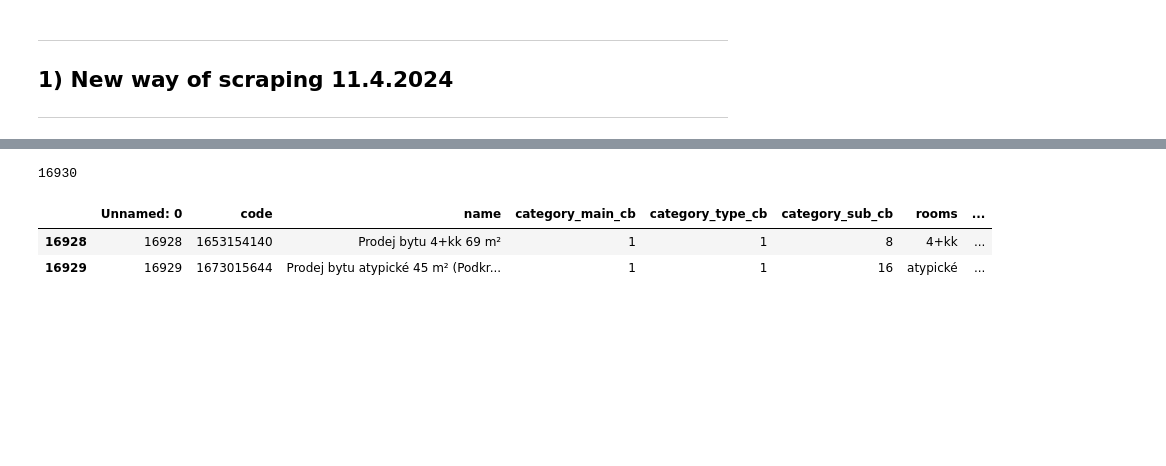
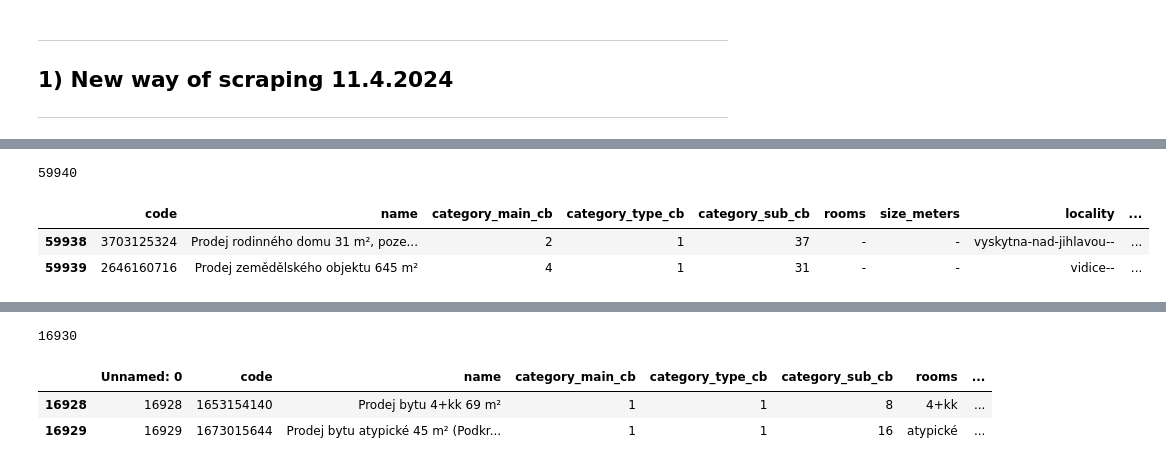
Before and after one commit to JirkaZelenka/Sreality, a Jupyter notebook: scraper.ipynb, the cells around one changed output, grey strips where cells are left out. Cells and saved outputs as stored; diff of their text form; code cells hidden in the pictures; blank space fills up the shorter version.

```diff
--- a/scraper.ipynb
+++ b/scraper.ipynb
@@ -58,8 +41,13 @@ we will scrape max 93 pages with 999 results each
 # %%
 df_data_all = pd.DataFrame(data_all)
 print(len(df_data_all))
 display(df_data_all.tail(2))
-df_data_all.to_csv("data_2024/data_all_202404DD_HHMM.csv", sep=";", encoding="utf-8")
+df_data_all.to_csv("data_2024/data_all_20240416_HHMM.csv", sep=";", encoding="utf-8")
+# %% [output]
+59940
+|  | code | name | category_main_cb | category_type_cb | category_sub_cb | rooms | size_meters | locality | ... |
+| 59938 | 3703125324 | Prodej rodinného domu 31 m², poze... | 2 | 1 | 37 | - | - | vyskytna-nad-jihlavou-- | ... |
+| 59939 | 2646160716 | Prodej zemědělského objektu 645 m² | 4 | 1 | 31 | - | - | vidice-- | ... |
 # %%
 data_prodej_byty = scraper.run_scraping(
     category_main_cb=1,
```
Also changed, not shown: parts of 20 cells of this notebook, 2 other files.
